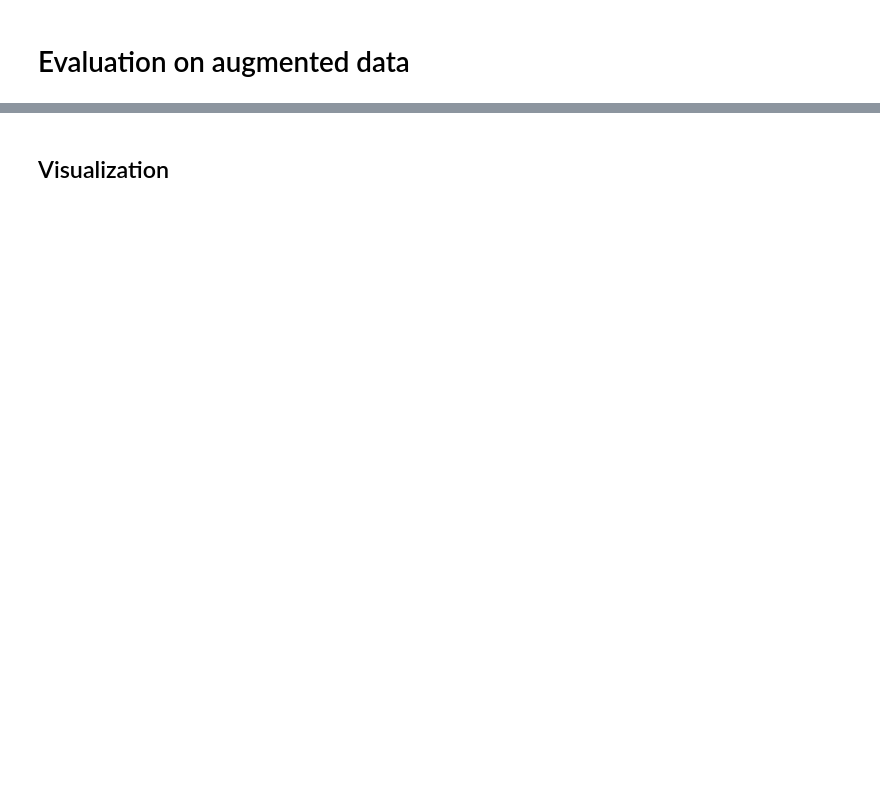
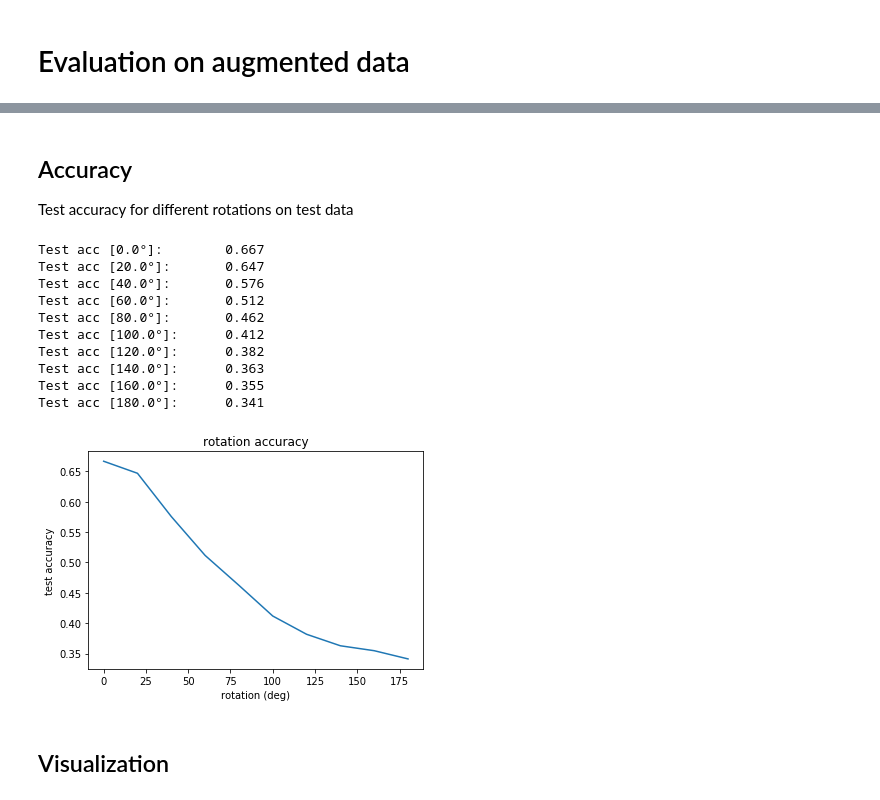
Before and after one commit to maxjcohen/CapsNet-for-Keras, a Jupyter notebook: cifar.ipynb, the cells around one changed output, grey strips where cells are left out. Drawn from its saved outputs; the diff is of its cells as text; code cells hidden in the pictures; blank space fills up the shorter version.

```diff
--- a/cifar.ipynb
+++ b/cifar.ipynb
@@ -153,3 +134,20 @@ Test acc: 0.606 (augmented data)
+# %% [markdown]
+## Accuracy
+Test accuracy for different rotations on test data
+# %%
+rotation_accuracy(model, dataGenerator, m_test=m_test, batch_size=batch_size)
+# %% [output]
+Test acc [0.0°]:        0.667
+Test acc [20.0°]:       0.647
+Test acc [40.0°]:       0.576
+Test acc [60.0°]:       0.512
+Test acc [80.0°]:       0.462
+Test acc [100.0°]:      0.412
+Test acc [120.0°]:      0.382
+Test acc [140.0°]:      0.363
+Test acc [160.0°]:      0.355
+Test acc [180.0°]:      0.341
+[figure, added]
 # %% [markdown]
 ## Visualization
 # %%
```
Also changed, not shown: parts of 10 cells of this notebook.
